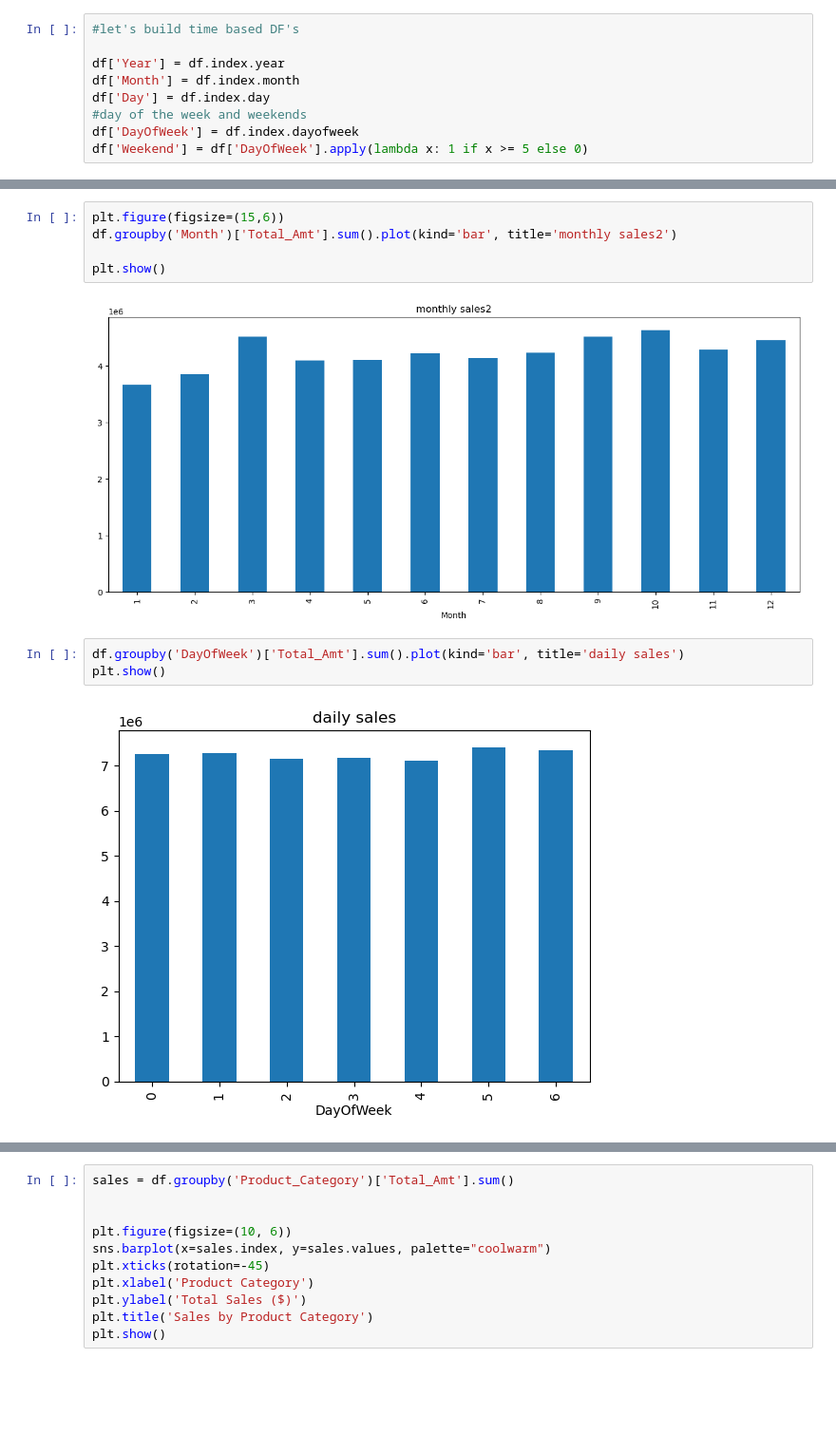
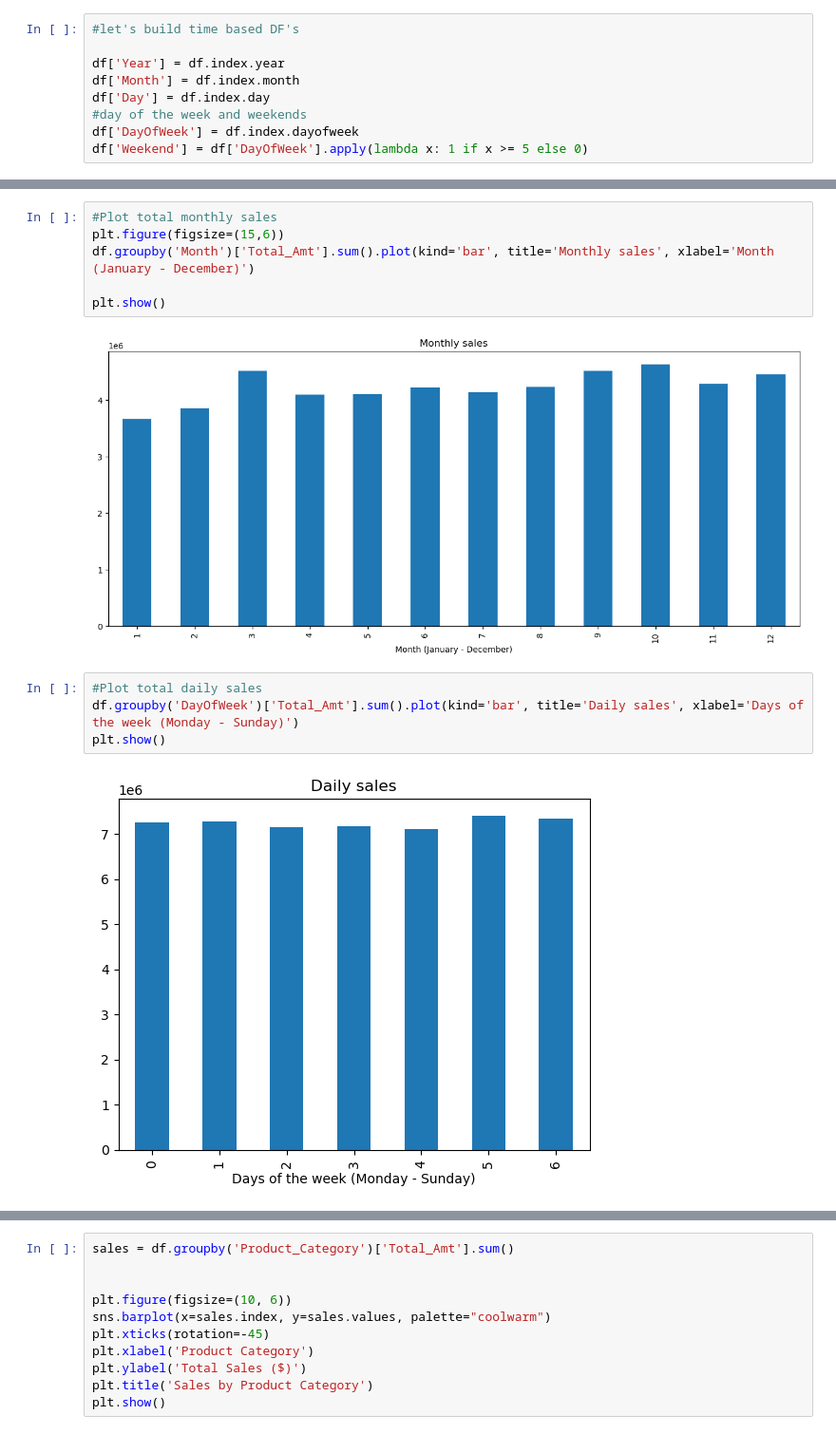
Before and after one commit to PilatusPy/Capstone-II, a Jupyter notebook: store_project/data_analysis_beginning .ipynb, the cells around one changed output, grey strips where cells are left out. Shown: that part at 95% size. Drawn from its saved outputs; the diff is of its cells as text; blank space fills up the shorter version.

```diff
--- a/store_project/data_analysis_beginning .ipynb
+++ b/store_project/data_analysis_beginning .ipynb
@@ -92,15 +95,17 @@ plt.show()
 # %% [output]
 [figure]
 # %%
+#Plot total monthly sales
 plt.figure(figsize=(15,6))
-df.groupby('Month')['Total_Amt'].sum().plot(kind='bar', title='monthly sales2')
+df.groupby('Month')['Total_Amt'].sum().plot(kind='bar', title='Monthly sales', xlabel='Month (January - December)')
 
 plt.show()
 # %% [output]
-[figure, old version]
+[figure, new version]
 # %%
-df.groupby('DayOfWeek')['Total_Amt'].sum().plot(kind='bar', title='daily sales')
+#Plot total daily sales
+df.groupby('DayOfWeek')['Total_Amt'].sum().plot(kind='bar', title='Daily sales', xlabel='Days of the week (Monday - Sunday)')
 plt.show()
 # %% [output]
-[figure, old version]
+[figure, new version]
 # %%
```
Also changed, not shown: parts of 12 cells of this notebook, 5 other files.
